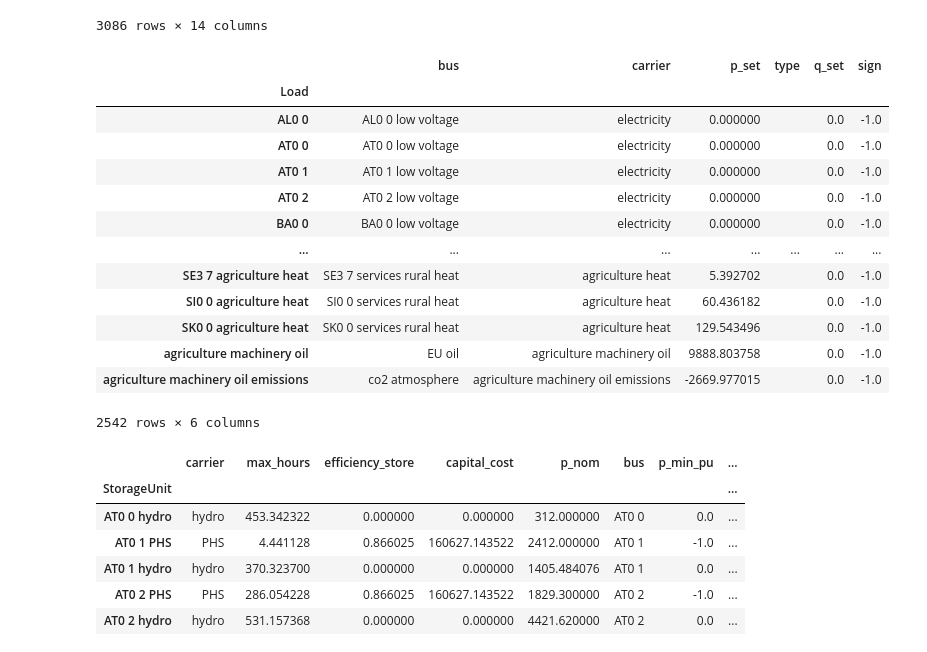
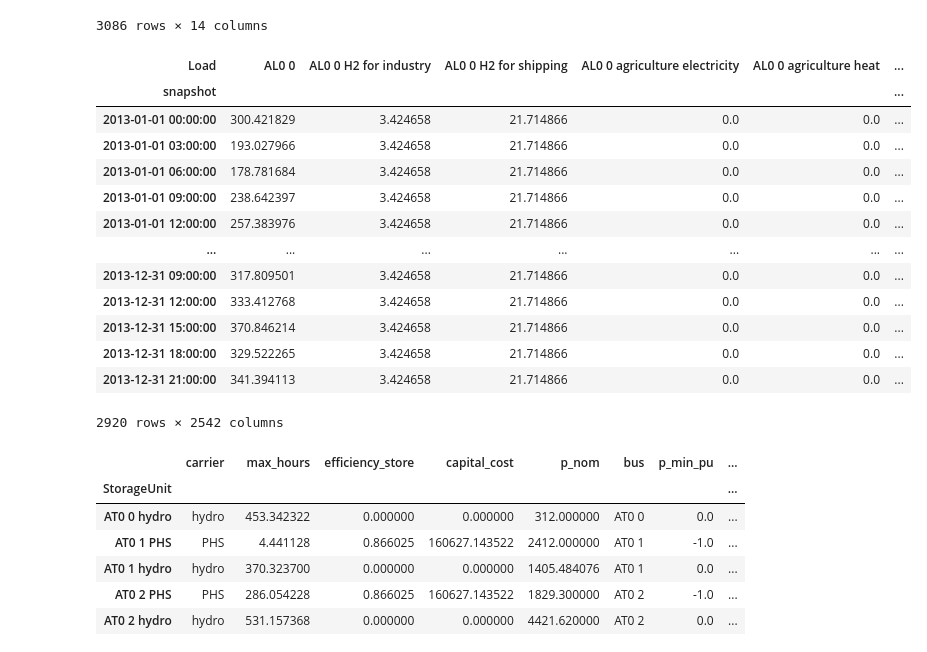
Before and after one commit to JulianGeis/master_thesis, a Jupyter notebook: notebooks/startup.ipynb, the cells around one changed output. Saved outputs shown, nothing was run; the diff lists cells and outputs as text; code cells hidden in the pictures.

```diff
--- a/notebooks/startup.ipynb
+++ b/notebooks/startup.ipynb
@@ -105,22 +133,22 @@ n.buses
 3086 rows × 14 columns
 # %%
 # PQ power consumer.
-n.loads
+n.loads_t.p
 # %% [output]
-|  | bus | carrier | p_set | type | q_set | sign |
-| Load |  |  |  |  |  |  |
-| AL0 0 | AL0 0 low voltage | electricity | 0.000000 |  | 0.0 | -1.0 |
-| AT0 0 | AT0 0 low voltage | electricity | 0.000000 |  | 0.0 | -1.0 |
-| AT0 1 | AT0 1 low voltage | electricity | 0.000000 |  | 0.0 | -1.0 |
-| AT0 2 | AT0 2 low voltage | electricity | 0.000000 |  | 0.0 | -1.0 |
-| BA0 0 | BA0 0 low voltage | electricity | 0.000000 |  | 0.0 | -1.0 |
+| Load | AL0 0 | AL0 0 H2 for industry | AL0 0 H2 for shipping | AL0 0 agriculture electricity | AL0 0 agriculture heat | ... |
+| snapshot |  |  |  |  |  | ... |
+| 2013-01-01 00:00:00 | 300.421829 | 3.424658 | 21.714866 | 0.0 | 0.0 | ... |
+| 2013-01-01 03:00:00 | 193.027966 | 3.424658 | 21.714866 | 0.0 | 0.0 | ... |
+| 2013-01-01 06:00:00 | 178.781684 | 3.424658 | 21.714866 | 0.0 | 0.0 | ... |
+| 2013-01-01 09:00:00 | 238.642397 | 3.424658 | 21.714866 | 0.0 | 0.0 | ... |
+| 2013-01-01 12:00:00 | 257.383976 | 3.424658 | 21.714866 | 0.0 | 0.0 | ... |
 | ... | ... | ... | ... | ... | ... | ... |
-| SE3 7 agriculture heat | SE3 7 services rural heat | agriculture heat | 5.392702 |  | 0.0 | -1.0 |
-| SI0 0 agriculture heat | SI0 0 services rural heat | agriculture heat | 60.436182 |  | 0.0 | -1.0 |
-| SK0 0 agriculture heat | SK0 0 services rural heat | agriculture heat | 129.543496 |  | 0.0 | -1.0 |
-| agriculture machinery oil | EU oil | agriculture machinery oil | 9888.803758 |  | 0.0 | -1.0 |
-| agriculture machinery oil emissions | co2 atmosphere | agriculture machinery oil emissions | -2669.977015 |  | 0.0 | -1.0 |
+| 2013-12-31 09:00:00 | 317.809501 | 3.424658 | 21.714866 | 0.0 | 0.0 | ... |
+| 2013-12-31 12:00:00 | 333.412768 | 3.424658 | 21.714866 | 0.0 | 0.0 | ... |
+| 2013-12-31 15:00:00 | 370.846214 | 3.424658 | 21.714866 | 0.0 | 0.0 | ... |
+| 2013-12-31 18:00:00 | 329.522265 | 3.424658 | 21.714866 | 0.0 | 0.0 | ... |
+| 2013-12-31 21:00:00 | 341.394113 | 3.424658 | 21.714866 | 0.0 | 0.0 | ... |
-2542 rows × 6 columns
+2920 rows × 2542 columns
 # %%
 # Storage unit with fixed nominal-energy-to-nominal-power ratio.
 n.storage_units
```
Also changed, not shown: parts of 41 cells of this notebook, 2 other files.
